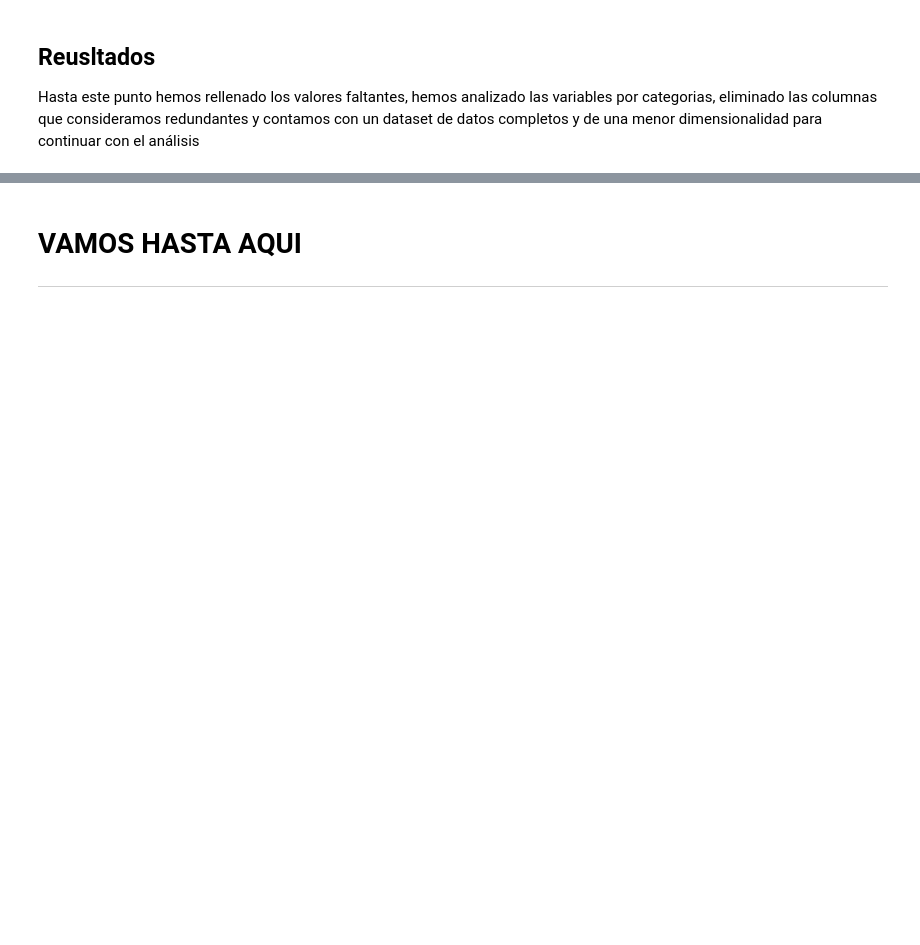
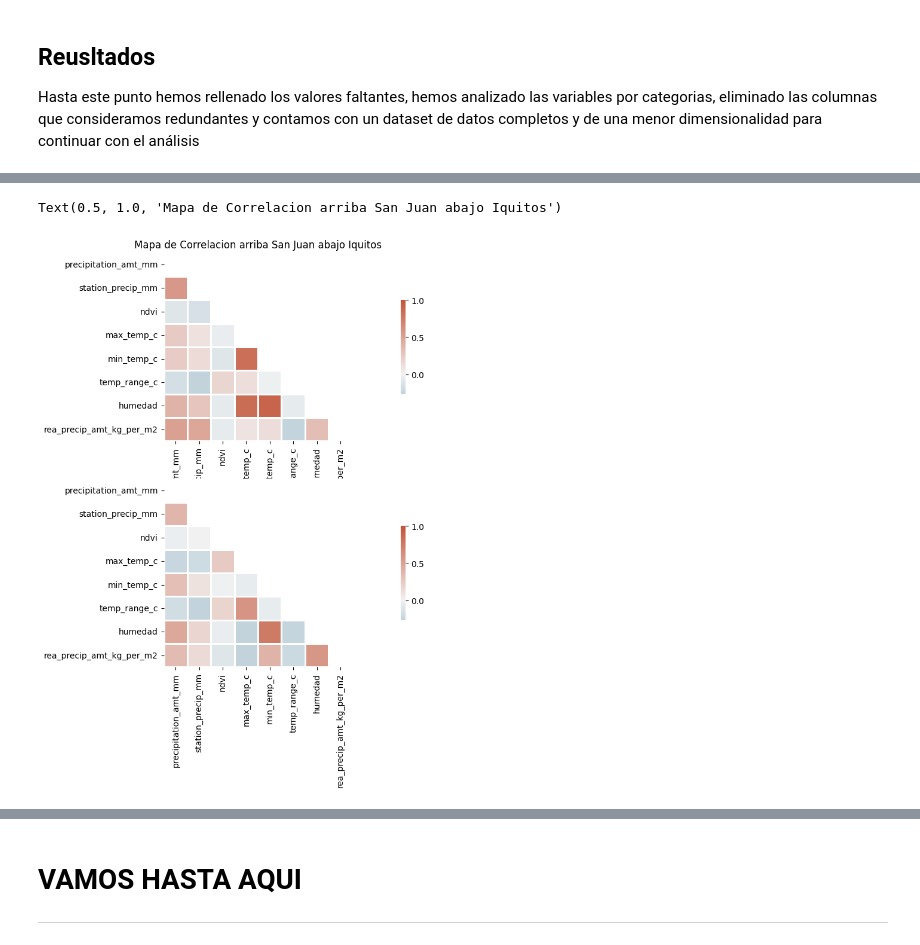
Before and after one commit to ernestopalacios/07MBID, a Jupyter notebook: AG1_ErnestoPalacios.ipynb, the cells around one changed output, grey strips where cells are left out. Drawn from its saved outputs; the diff is of its cells as text; code cells hidden in the pictures; blank space fills up the shorter version.

```diff
--- a/AG1_ErnestoPalacios.ipynb
+++ b/AG1_ErnestoPalacios.ipynb
@@ -756,0 +803,36 @@ Hasta este punto hemos rellenado los valores faltantes, hemos analizado las vari
+# %%
+sj_df = train[train['city'] == 'sj']
+iq_df = train[train['city'] == 'iq']
+# %%
+"""
+   Creamos un mapa de correlacion con el dataframe train para cada ciuda
+"""
+# Compute the correlation matrix
+corr_sj = sj_df.drop(['year','city','city_bin','week_start_date'], axis=1).corr()
+corr_iq = iq_df.drop(['year','city','city_bin','week_start_date'], axis=1).corr()
+
+# Generate a mask for the upper triangle
+mask = np.triu(np.ones_like(corr_sj, dtype=bool))
+
+# Set up the matplotlib figure
+fig, axs = plt.subplots( 2, 1, figsize = (21, 9))
+
+# Generate a custom diverging colormap
+cmap = sns.diverging_palette(230, 20, as_cmap=True)
+
+# Draw the heatmap with the mask and correct aspect ratio
+#sns.heatmap(corr, mask=mask, cmap=cmap, vmax=1, center=0,
+#            square=True, linewidths=.8, cbar_kws={"shrink": .5})
+
+
+# Plot heatmap with mask and aspect ratio
+
+sns.heatmap(corr_sj, mask=mask, cmap=cmap, vmax=1, center=0,
+            square=True, linewidths=.8, cbar_kws={"shrink": .5}, ax=axs[0])
+sns.heatmap(corr_iq, mask=mask, cmap=cmap, vmax=1, center=0,
+            square=True, linewidths=.8, cbar_kws={"shrink": .5}, ax=axs[1])
+
+axs[0].set_title('Mapa de Correlacion arriba San Juan abajo Iquitos')
+# %% [output]
+Text(0.5, 1.0, 'Mapa de Correlacion arriba San Juan abajo Iquitos')
+[figure, added]
```
Also changed, not shown: parts of 15 cells of this notebook.
